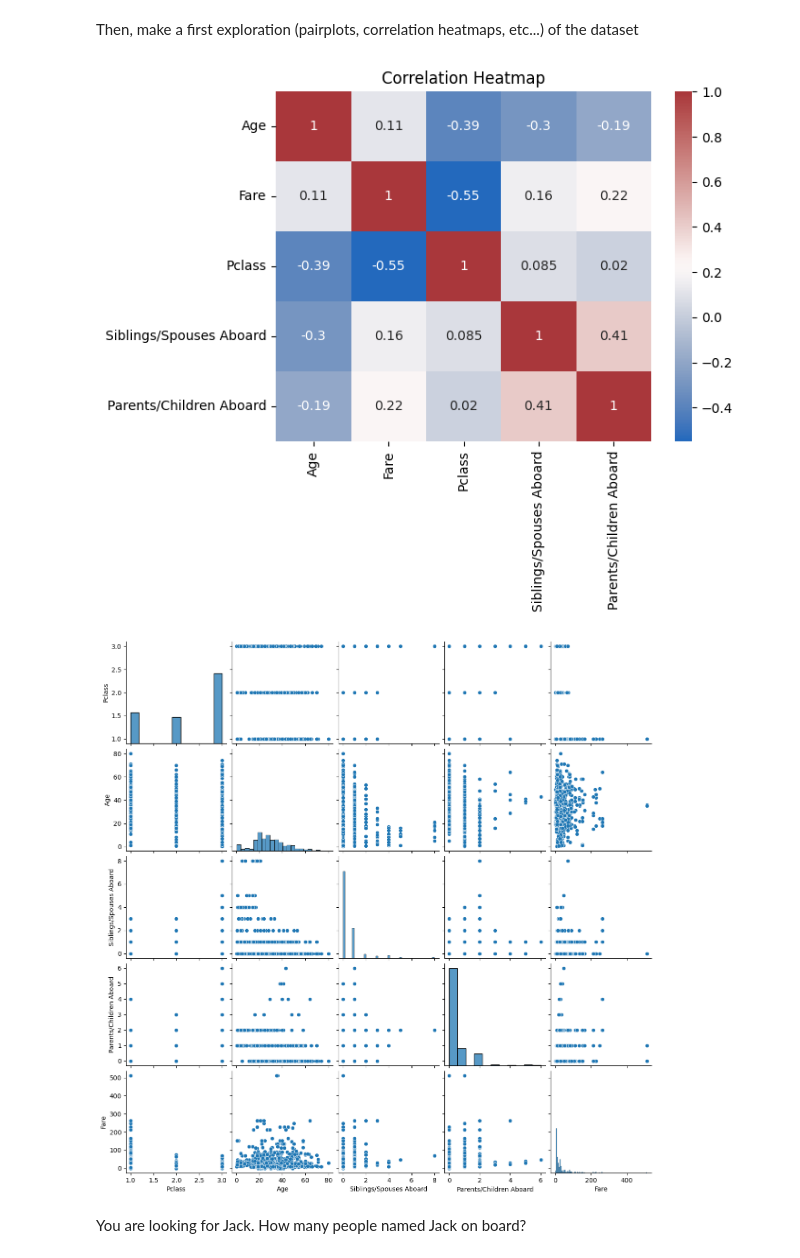
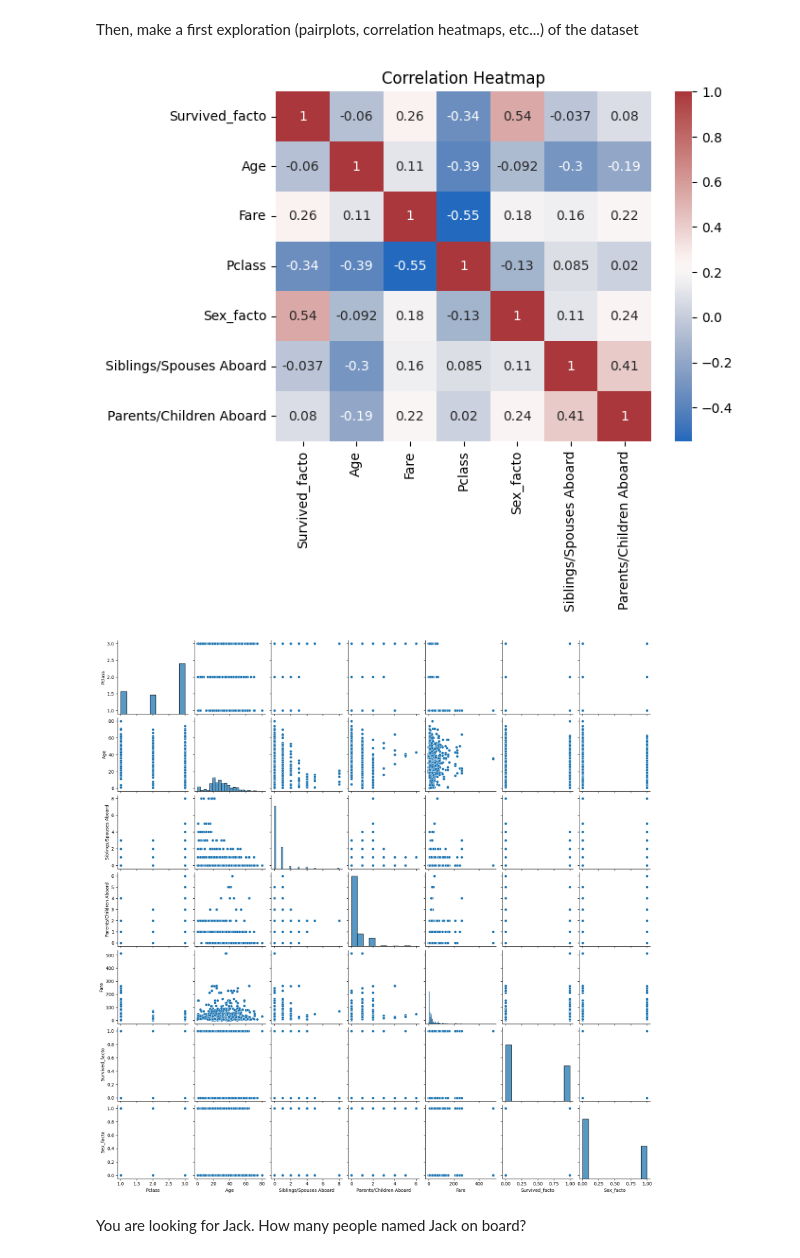
Before and after one commit to Lit3C/machine-learning, a Jupyter notebook: [2.3ML]Classifications_Logistic-Regression.ipynb, the cells around one changed output. Saved outputs shown, nothing was run; the diff lists cells and outputs as text; code cells hidden in the pictures.

Commit message:
facto survived and sex columns

```diff
--- a/[2.3ML]Classifications_Logistic-Regression.ipynb
+++ b/[2.3ML]Classifications_Logistic-Regression.ipynb
@@ -48,20 +48,23 @@ dtypes: float64(2), int64(3), object(3)
 memory usage: 55.6+ KB
 # %% [markdown]
 Then, make a first exploration (pairplots, correlation heatmaps, etc...) of the dataset
+# %%
+df_titanic['Survived_facto'] = df_titanic['Survived'].factorize()[0]
+df_titanic['Sex_facto'] = df_titanic['Sex'].factorize()[0]
 # %%
 import seaborn as sns
 import matplotlib.pyplot as plt
 
 # First exploration:
-df = df_titanic[['Age', 'Fare', 'Pclass', 'Siblings/Spouses Aboard', 'Parents/Children Aboard']]
+df = df_titanic[['Survived_facto','Age', 'Fare', 'Pclass', 'Sex_facto',  'Siblings/Spouses Aboard', 'Parents/Children Aboard']]
 heatmap = sns.heatmap(df.corr(), cmap='vlag', annot=True)
 heatmap.set_title('Correlation Heatmap')
 
 sns.pairplot(df_titanic)
 plt.show()
 # %% [output]
-[figure, old version]
+[figure, new version]
-[figure, old version]
+[figure, new version]
 # %% [markdown]
 You are looking for Jack. How many people named Jack on board?
 # %%
```
Also changed, not shown: parts of 1 cell of this notebook.
